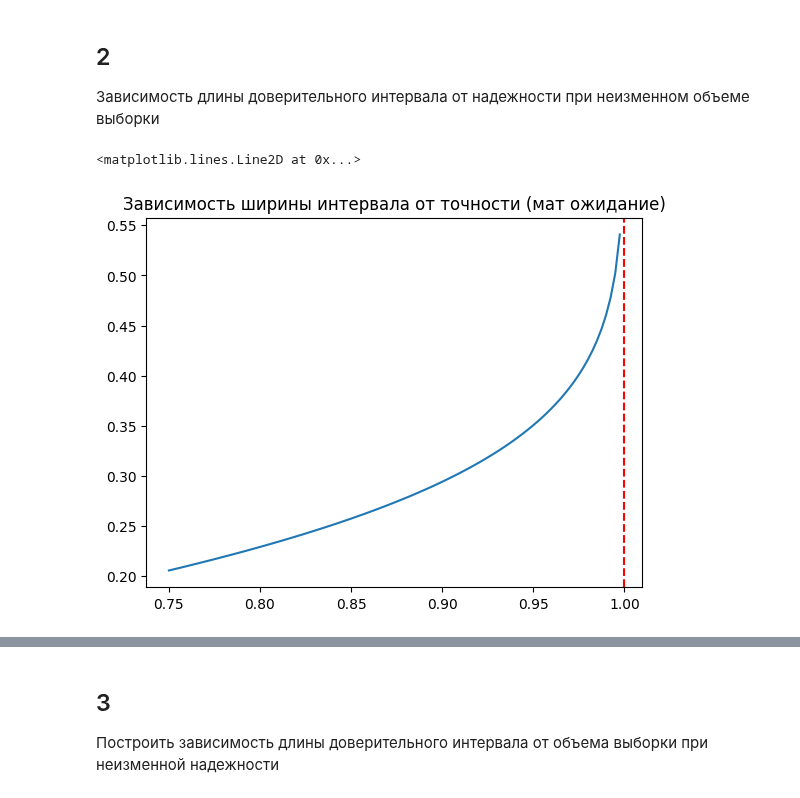
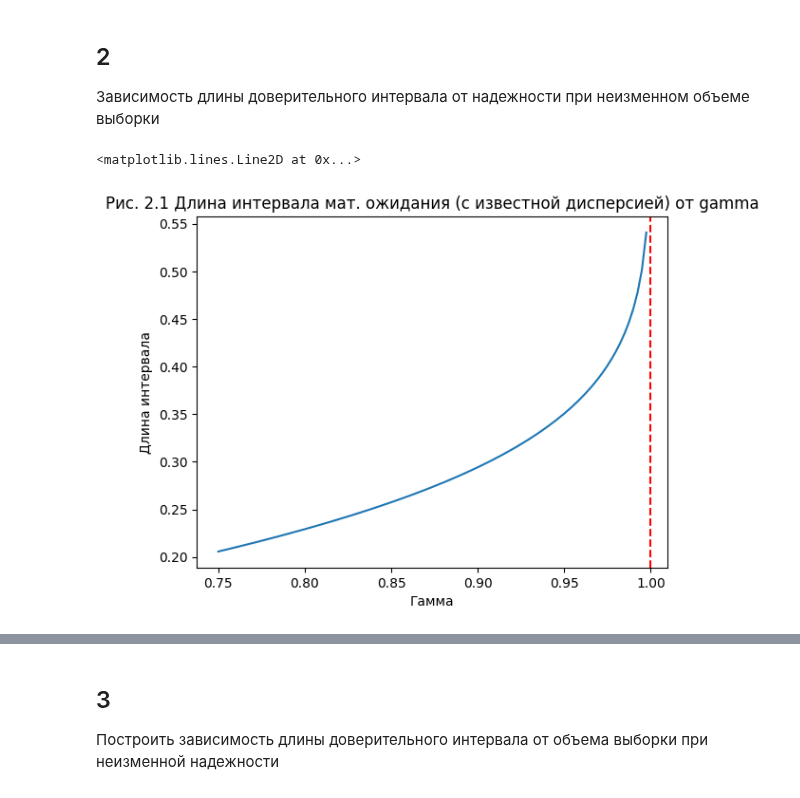
Before and after one commit to c0de1sl1fe/Probability, a Jupyter notebook: lab_2/lab_2.ipynb, the cells around one changed output, grey strips where cells are left out. Drawn from its saved outputs; the diff is of its cells as text; code cells hidden in the pictures.

```diff
--- a/lab_2/lab_2.ipynb
+++ b/lab_2/lab_2.ipynb
@@ -86,20 +84,22 @@ print(
 # %%
 gamma_0 = 0.75
 gamma_1 = 1
 L = 100
 h = (gamma_1 - gamma_0)/L
 bounds = []
 arr_gamma = []
 for i in range(L):
-    gamma = gamma_0+i*h
+    gamma_tmp = gamma_0+i*h
     tmp = stats.norm.interval(
-        confidence=gamma, loc=sample.mean(), scale=sigma/math.sqrt(n))
+        confidence=gamma_tmp, loc=sample.mean(), scale=sigma/math.sqrt(n))
     bounds.append(tmp[1]-tmp[0])
-    arr_gamma.append(gamma)
+    arr_gamma.append(gamma_tmp)
 
 plt.plot(arr_gamma, bounds)
-plt.title("Зависимость ширины интервала от точности (мат ожидание)")
+plt.title(f'Рис. 2.1 Длина интервала мат. ожидания (с известной дисперсией) от gamma')
+plt.xlabel('Гамма')
+plt.ylabel('Длина интервала')
 plt.axvline(x=1, color='red', label='axvline - full height', linestyle='--')
 # %% [output]
 <matplotlib.lines.Line2D at 0x...>
-[figure, old version]
+[figure, new version]
```
Also changed, not shown: parts of 16 cells of this notebook.
